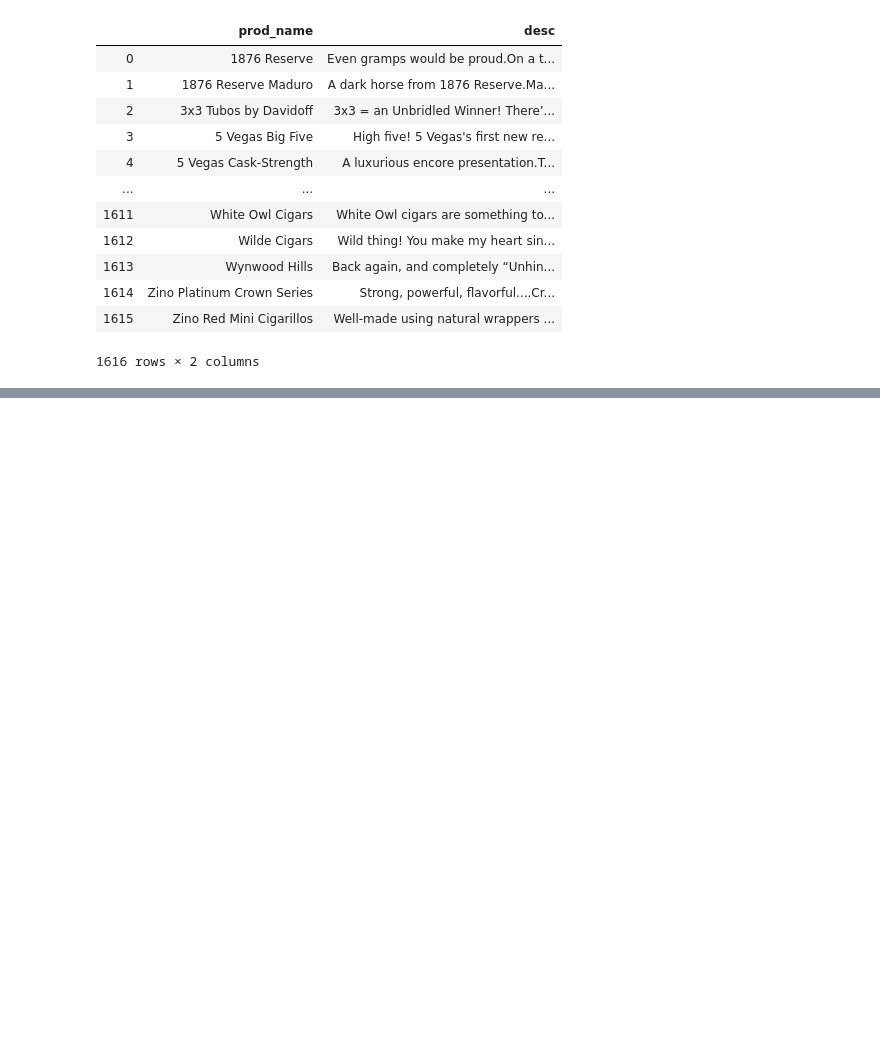
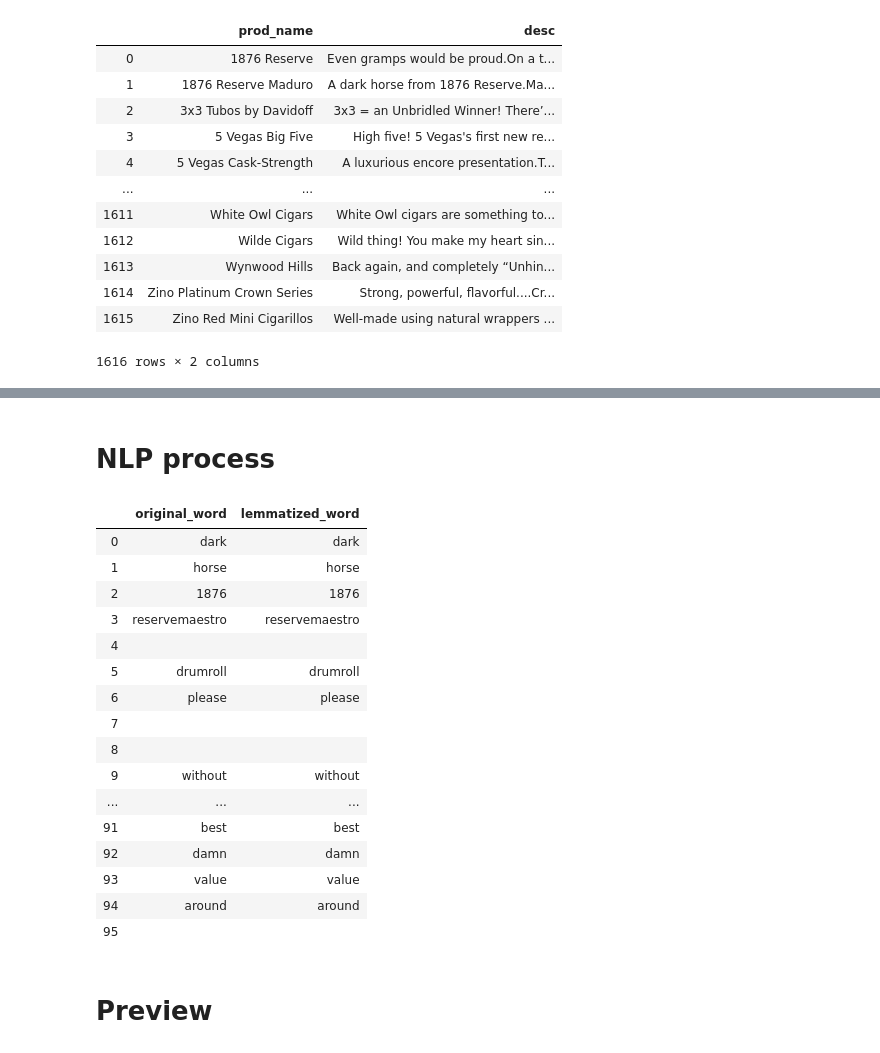
Before and after one commit to SteveRNewman/cigar_recommender, a Jupyter notebook: Working Capstone.ipynb, the cells around one changed output, grey strips where cells are left out. Drawn from its saved outputs; the diff is of its cells as text; code cells hidden in the pictures; blank space fills up the shorter version.

```diff
--- a/Working Capstone.ipynb
+++ b/Working Capstone.ipynb
@@ -160,0 +233,44 @@ df_main[["prod_name","desc"]]
+# %%
+lemmatizer = WordNetLemmatizer()
+# %% [markdown]
+# NLP process
+# %%
+def nlp_process(desc):
+
+    '''tokenize, lower, stopwords, remove punctuation, lemmatizer'''
+
+    #tokenize
+    tokens = nltk.word_tokenize(desc)
+    #lower words
+    lower_words=[word2.lower() for word2 in tokens]
+    #remove stopwords
+    stp_words = ([word3 for word3 in lower_words if word3 not in (stopwords.words('english'))])
+    #remove punctuation
+    text_without_punct = [s.translate(str.maketrans('', '', string.punctuation)) for s in stp_words]
+    #lemmatize
+    lemmatized_words=[lemmatizer.lemmatize(word=word,pos='v') for word in text_without_punct]
+    lemmatizeddf= pd.DataFrame({'original_word': text_without_punct,'lemmatized_word': lemmatized_words})
+    lemmatizeddf=lemmatizeddf[['original_word','lemmatized_word']]
+    return lemmatizeddf
+# %%
+nlp_process(df_main['desc'][1])
+# %% [output]
+|  | original_word | lemmatized_word |
+| 0 | dark | dark |
+| 1 | horse | horse |
+| 2 | 1876 | 1876 |
+| 3 | reservemaestro | reservemaestro |
+| 4 |  |  |
+| 5 | drumroll | drumroll |
+| 6 | please | please |
+| 7 |  |  |
+| 8 |  |  |
+| 9 | without | without |
+| ... | ... | ... |
+| 91 | best | best |
+| 92 | damn | damn |
+| 93 | value | value |
+| 94 | around | around |
+| 95 |  |  |
+# %% [markdown]
+# Preview
```
Also changed, not shown: parts of 45 cells of this notebook.
